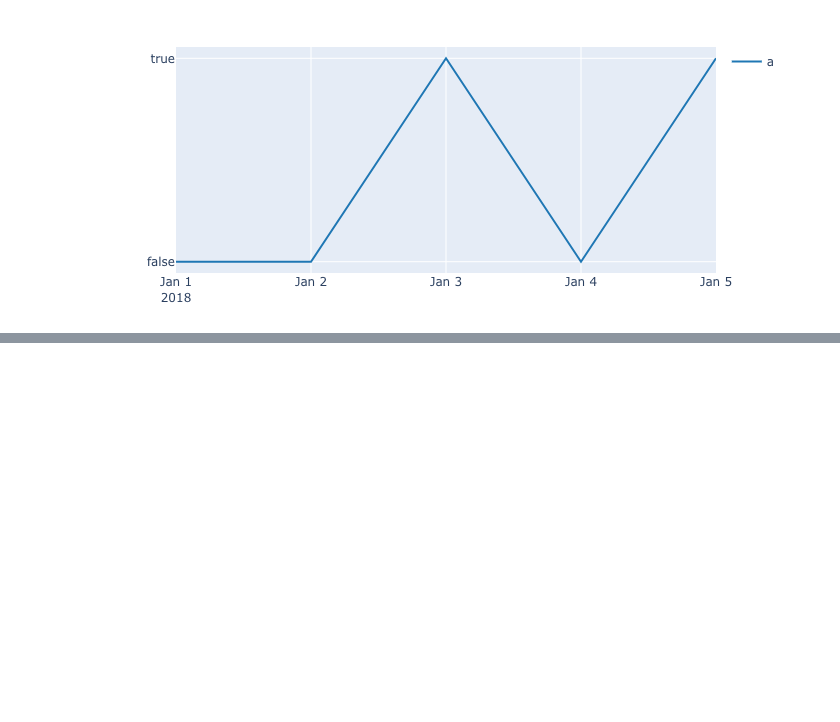
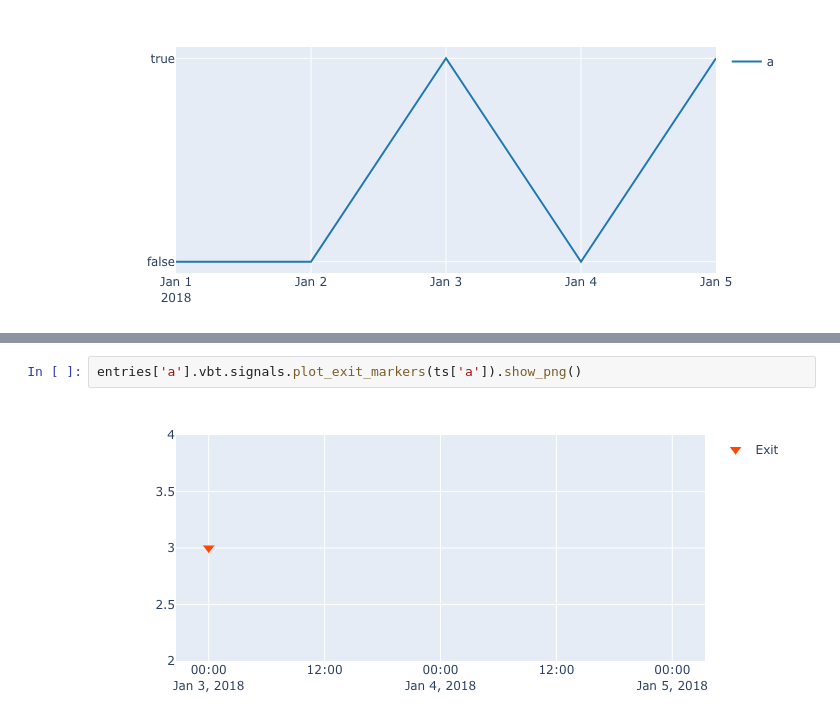
Before and after one commit to polakowo/vectorbt, a Jupyter notebook: signals.ipynb, the cells around one changed output, grey strips where cells are left out. Drawn from its saved outputs; the diff is of its cells as text; blank space fills up the shorter version.

```diff
--- a/signals.ipynb
+++ b/signals.ipynb
@@ -464,0 +465,4 @@ entries['b'].vbt.signals.plot_markers(ts['b'], signal_type='exit').show_png()
+# %%
+entries['a'].vbt.signals.plot_exit_markers(ts['a']).show_png()
+# %% [output]
+[figure, added]
```
Also changed, not shown: parts of 4 cells of this notebook, 23 other files.
